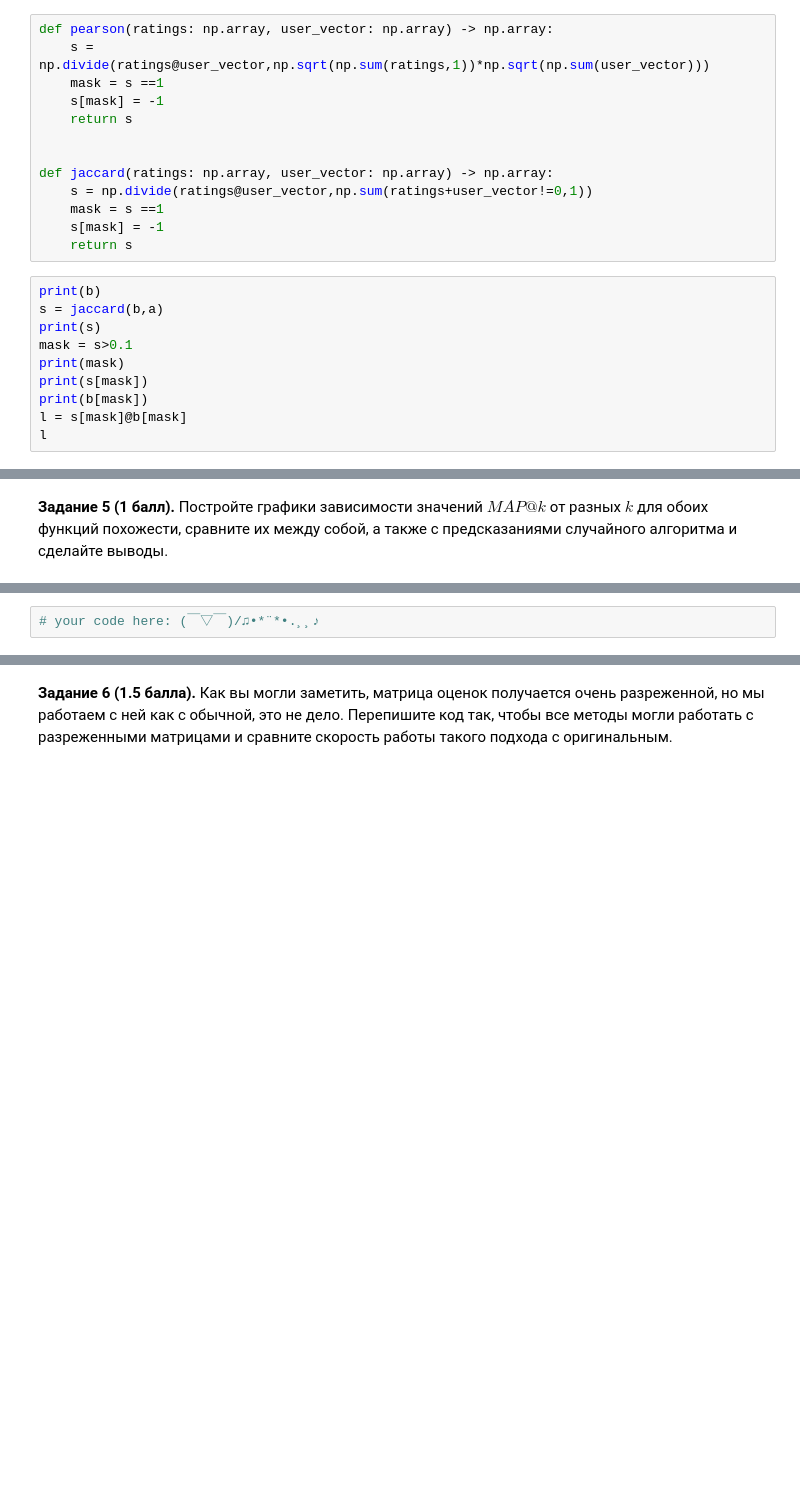
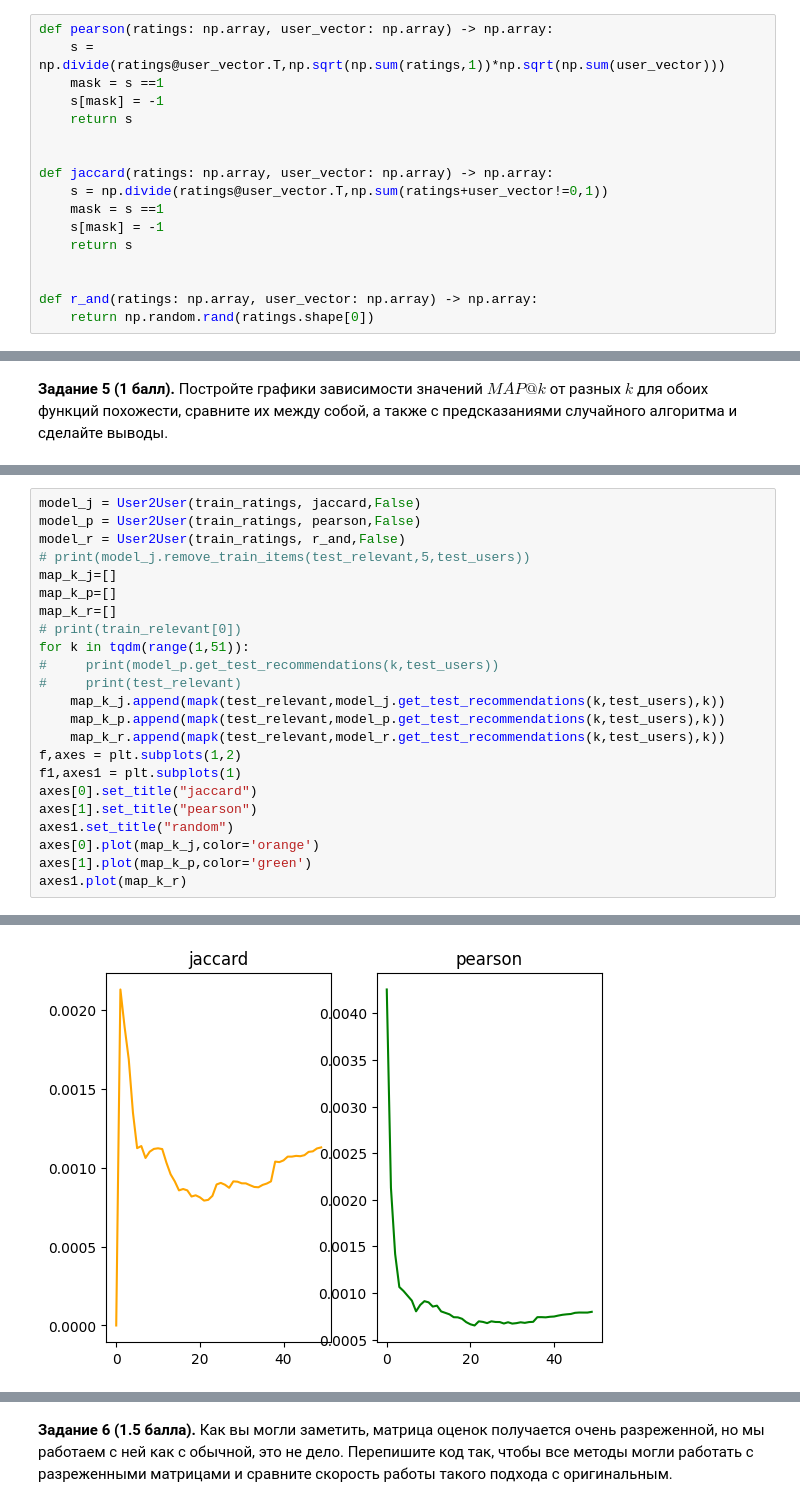
Before and after one commit to krottttt/iad, a Jupyter notebook: sem_4_hw_4/HW4.ipynb, the cells around one changed output, grey strips where cells are left out. Drawn from its saved outputs; the diff is of its cells as text; blank space fills up the shorter version.

Commit message:
hw4: ver3.0 checkpoint. Graphics for model with and withou sparse matrices are calculating

```diff
--- a/sem_4_hw_4/HW4.ipynb
+++ b/sem_4_hw_4/HW4.ipynb
@@ -239,23 +246,17 @@ b = np.array([[0,1,0,1,0],[0,1,0,1,1],[1,1,1,1,0]])
 # %%
 def pearson(ratings: np.array, user_vector: np.array) -> np.array:
-    s = np.divide(ratings@user_vector,np.sqrt(np.sum(ratings,1))*np.sqrt(np.sum(user_vector)))
+    s = np.divide(ratings@user_vector.T,np.sqrt(np.sum(ratings,1))*np.sqrt(np.sum(user_vector)))
     mask = s ==1
     s[mask] = -1
     return s
 
 
 def jaccard(ratings: np.array, user_vector: np.array) -> np.array:
-    s = np.divide(ratings@user_vector,np.sum(ratings+user_vector!=0,1))
+    s = np.divide(ratings@user_vector.T,np.sum(ratings+user_vector!=0,1))
     mask = s ==1
     s[mask] = -1
     return s
+
+
+def r_and(ratings: np.array, user_vector: np.array) -> np.array:
+    return np.random.rand(ratings.shape[0])
-# %%
-print(b)
-s = jaccard(b,a)
-print(s)
-mask = s>0.1
-print(mask)
-print(s[mask])
-print(b[mask])
-l = s[mask]@b[mask]
-l
@@ -307,2 +300,24 @@ class User2User(BaseModel):
 # %%
-# your code here: (￣▽￣)/♫•*¨*•.¸¸♪
+model_j = User2User(train_ratings, jaccard,False)
+model_p = User2User(train_ratings, pearson,False)
+model_r = User2User(train_ratings, r_and,False)
+# print(model_j.remove_train_items(test_relevant,5,test_users))
+map_k_j=[]
+map_k_p=[]
+map_k_r=[]
+# print(train_relevant[0])
+for k in tqdm(range(1,51)):
+#     print(model_p.get_test_recommendations(k,test_users))
+#     print(test_relevant)
+    map_k_j.append(mapk(test_relevant,model_j.get_test_recommendations(k,test_users),k))
+    map_k_p.append(mapk(test_relevant,model_p.get_test_recommendations(k,test_users),k))
+    map_k_r.append(mapk(test_relevant,model_r.get_test_recommendations(k,test_users),k))
+f,axes = plt.subplots(1,2)
+f1,axes1 = plt.subplots(1)
+axes[0].set_title("jaccard")
+axes[1].set_title("pearson")
+axes1.set_title("random")
+axes[0].plot(map_k_j,color='orange')
+axes[1].plot(map_k_p,color='green')
+axes1.plot(map_k_r)
+# %% [output]
@@ -308,0 +325 @@ class User2User(BaseModel):
+[figure, added]
```
Also changed, not shown: parts of 16 cells of this notebook.
